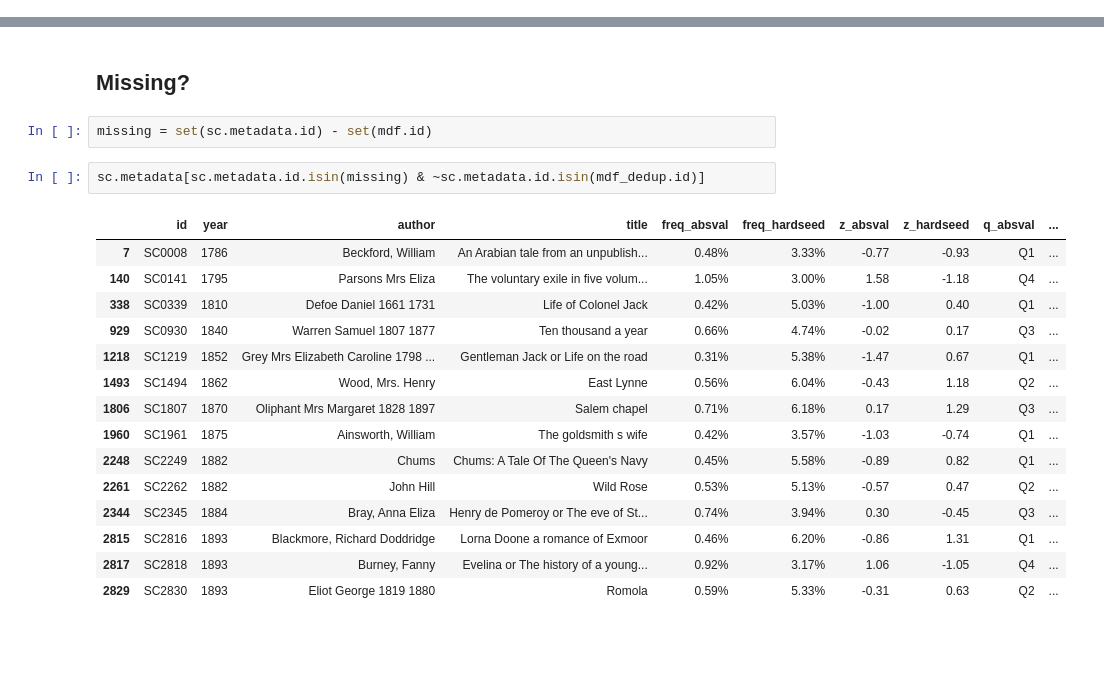
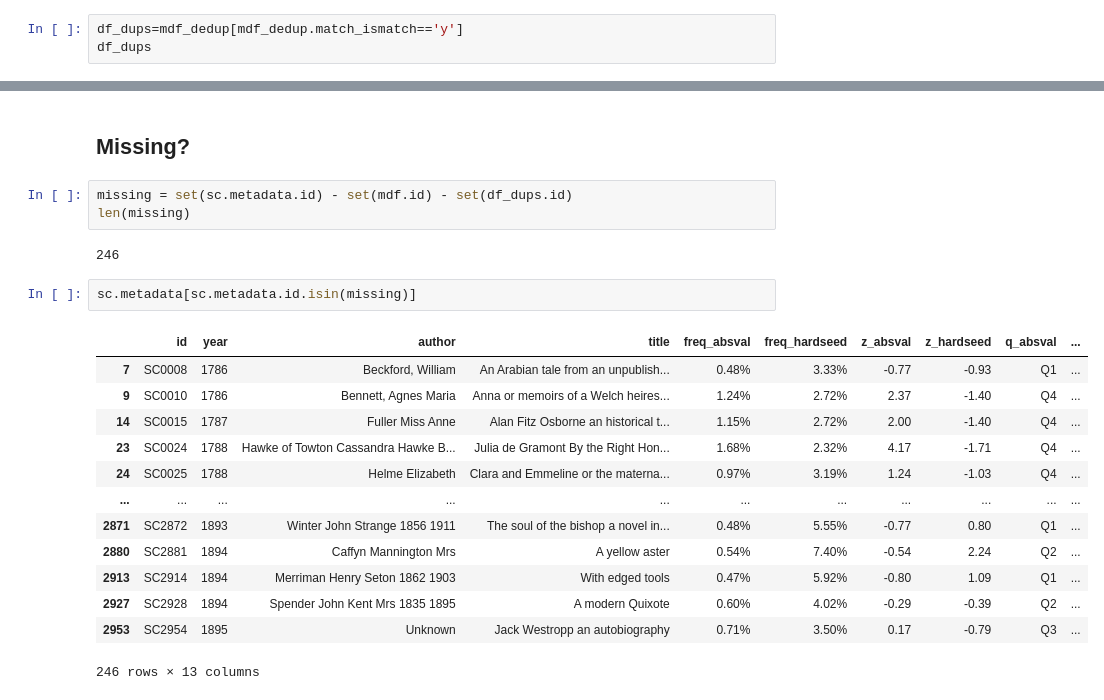
Before and after one commit to quadrismegistus/semanticcohort, a Jupyter notebook: Deduping and Matching Titles.ipynb, the cells around one changed output, grey strips where cells are left out. Cells and saved outputs as stored; diff of their text form; blank space fills up the shorter version.

Commit message:
finished first attempt at deduping and matching original title data

```diff
--- a/Deduping and Matching Titles.ipynb
+++ b/Deduping and Matching Titles.ipynb
@@ -82,3 +90,6 @@ mdf_dedup
 | 2309 | SC1690 | SC2109 | Ouida 1839 1908 | Vereker, Charles Smyth | Under two flags a story of the ho... | The child of the desert | 70 | 29 |  |
 | 2310 | SC1693 | SC2495 | Robinson, Frederick William | Baring, Gould Sabine | Anne Judge, Spinster | Red spider | 70 | 37 |  |
 2311 rows × 9 columns
+# %%
+df_dups=mdf_dedup[mdf_dedup.match_ismatch=='y']
+df_dups
@@ -124,23 +162,24 @@ mdf
 # %% [markdown]
 ## Missing?
 # %%
-missing = set(sc.metadata.id) - set(mdf.id)
+missing = set(sc.metadata.id) - set(mdf.id) - set(df_dups.id)
+len(missing)
+# %% [output]
+246
 # %%
-sc.metadata[sc.metadata.id.isin(missing) & ~sc.metadata.id.isin(mdf_dedup.id)]
+sc.metadata[sc.metadata.id.isin(missing)]
 # %% [output]
 |  | id | year | author | title | freq_absval | freq_hardseed | z_absval | z_hardseed | q_absval | ... |
 | 7 | SC0008 | 1786 | Beckford, William | An Arabian tale from an unpublish... | 0.48% | 3.33% | -0.77 | -0.93 | Q1 | ... |
-| 140 | SC0141 | 1795 | Parsons Mrs Eliza | The voluntary exile in five volum... | 1.05% | 3.00% | 1.58 | -1.18 | Q4 | ... |
-| 338 | SC0339 | 1810 | Defoe Daniel 1661 1731 | Life of Colonel Jack | 0.42% | 5.03% | -1.00 | 0.40 | Q1 | ... |
-| 929 | SC0930 | 1840 | Warren Samuel 1807 1877 | Ten thousand a year | 0.66% | 4.74% | -0.02 | 0.17 | Q3 | ... |
-| 1218 | SC1219 | 1852 | Grey Mrs Elizabeth Caroline 1798 ... | Gentleman Jack or Life on the road | 0.31% | 5.38% | -1.47 | 0.67 | Q1 | ... |
-| 1493 | SC1494 | 1862 | Wood, Mrs. Henry | East Lynne | 0.56% | 6.04% | -0.43 | 1.18 | Q2 | ... |
-| 1806 | SC1807 | 1870 | Oliphant Mrs Margaret 1828 1897 | Salem chapel | 0.71% | 6.18% | 0.17 | 1.29 | Q3 | ... |
-| 1960 | SC1961 | 1875 | Ainsworth, William | The goldsmith s wife | 0.42% | 3.57% | -1.03 | -0.74 | Q1 | ... |
-| 2248 | SC2249 | 1882 | Chums | Chums: A Tale Of The Queen's Navy | 0.45% | 5.58% | -0.89 | 0.82 | Q1 | ... |
-| 2261 | SC2262 | 1882 | John Hill | Wild Rose | 0.53% | 5.13% | -0.57 | 0.47 | Q2 | ... |
-| 2344 | SC2345 | 1884 | Bray, Anna Eliza | Henry de Pomeroy or The eve of St... | 0.74% | 3.94% | 0.30 | -0.45 | Q3 | ... |
-| 2815 | SC2816 | 1893 | Blackmore, Richard Doddridge | Lorna Doone a romance of Exmoor | 0.46% | 6.20% | -0.86 | 1.31 | Q1 | ... |
-| 2817 | SC2818 | 1893 | Burney, Fanny | Evelina or The history of a young... | 0.92% | 3.17% | 1.06 | -1.05 | Q4 | ... |
-| 2829 | SC2830 | 1893 | Eliot George 1819 1880 | Romola | 0.59% | 5.33% | -0.31 | 0.63 | Q2 | ... |
+| 9 | SC0010 | 1786 | Bennett, Agnes Maria | Anna or memoirs of a Welch heires... | 1.24% | 2.72% | 2.37 | -1.40 | Q4 | ... |
+| 14 | SC0015 | 1787 | Fuller Miss Anne | Alan Fitz Osborne an historical t... | 1.15% | 2.72% | 2.00 | -1.40 | Q4 | ... |
+| 23 | SC0024 | 1788 | Hawke of Towton Cassandra Hawke B... | Julia de Gramont By the Right Hon... | 1.68% | 2.32% | 4.17 | -1.71 | Q4 | ... |
+| 24 | SC0025 | 1788 | Helme Elizabeth | Clara and Emmeline or the materna... | 0.97% | 3.19% | 1.24 | -1.03 | Q4 | ... |
+| ... | ... | ... | ... | ... | ... | ... | ... | ... | ... | ... |
+| 2871 | SC2872 | 1893 | Winter John Strange 1856 1911 | The soul of the bishop a novel in... | 0.48% | 5.55% | -0.77 | 0.80 | Q1 | ... |
+| 2880 | SC2881 | 1894 | Caffyn Mannington Mrs | A yellow aster | 0.54% | 7.40% | -0.54 | 2.24 | Q2 | ... |
+| 2913 | SC2914 | 1894 | Merriman Henry Seton 1862 1903 | With edged tools | 0.47% | 5.92% | -0.80 | 1.09 | Q1 | ... |
+| 2927 | SC2928 | 1894 | Spender John Kent Mrs 1835 1895 | A modern Quixote | 0.60% | 4.02% | -0.29 | -0.39 | Q2 | ... |
+| 2953 | SC2954 | 1895 | Unknown | Jack Westropp an autobiography | 0.71% | 3.50% | 0.17 | -0.79 | Q3 | ... |
+246 rows × 13 columns
 # %%
```
Also changed, not shown: parts of 26 cells of this notebook, 1 other file.
